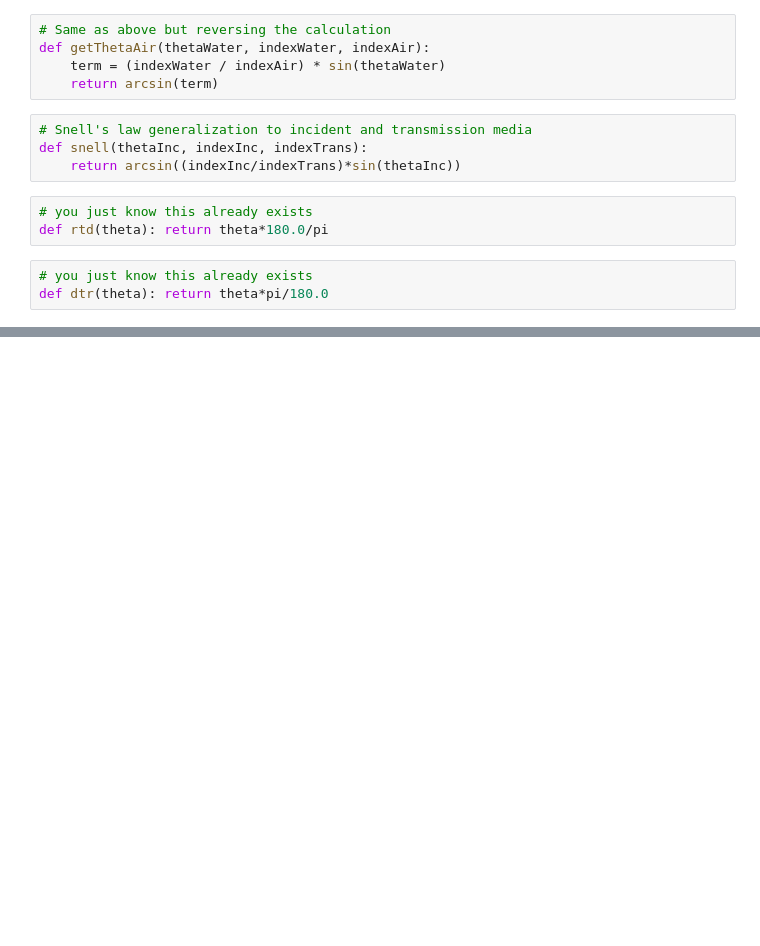
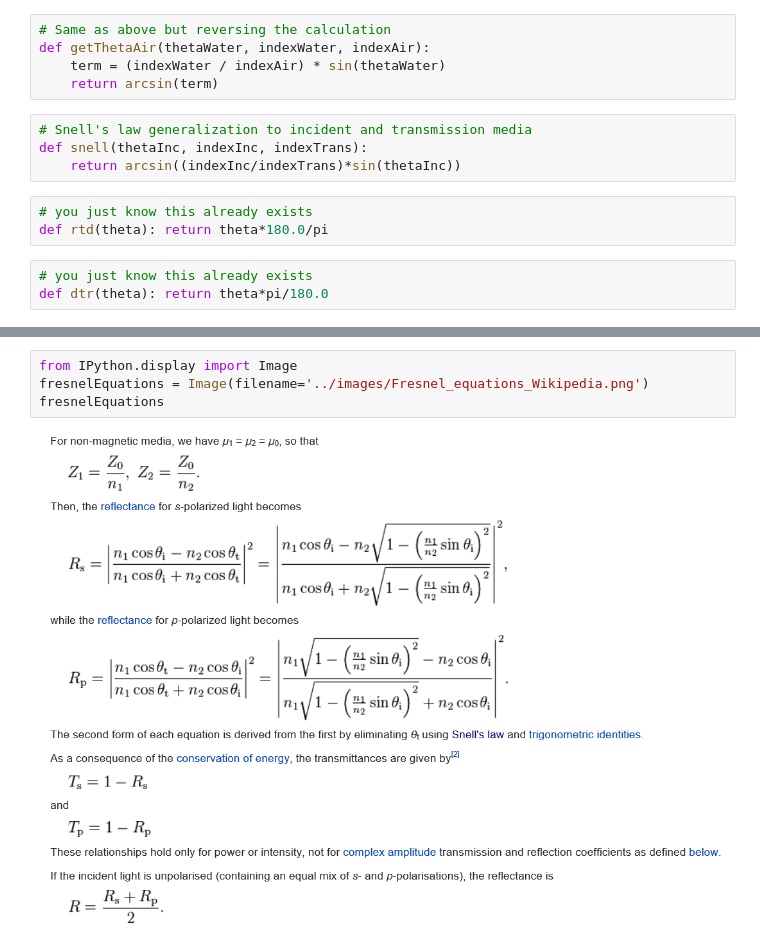
Before and after one commit to robfatland/percival, a Jupyter notebook: IPython Notebooks/Rainbow.ipynb, the cells around one changed output, grey strips where cells are left out. Saved outputs shown, nothing was run; the diff lists cells and outputs as text; blank space fills up the shorter version.

```diff
--- a/IPython Notebooks/Rainbow.ipynb
+++ b/IPython Notebooks/Rainbow.ipynb
@@ -300,0 +337,6 @@ For wavelength 700 nm the max eject angle is 42.41 at incidence y = 0.87
+# %%
+from IPython.display import Image
+fresnelEquations = Image(filename='../images/Fresnel_equations_Wikipedia.png')
+fresnelEquations
+# %% [output]
+[figure, added]
```
Also changed, not shown: parts of 12 cells of this notebook, 3 other files.
